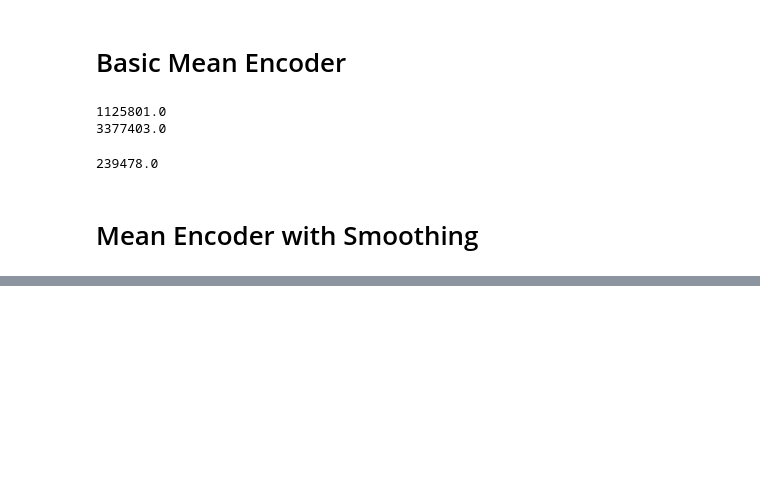
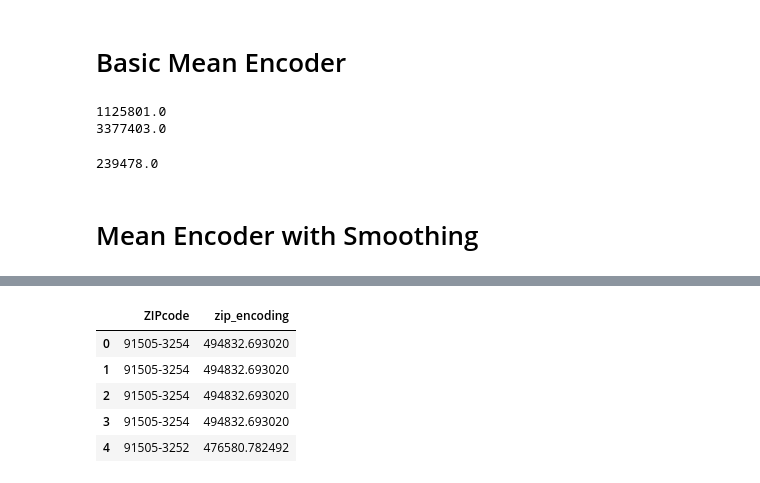
Before and after one commit to appraisers-bff/Data-Science, a Jupyter notebook: encoding_data.ipynb, the cells around one changed output, grey strips where cells are left out. Cells and saved outputs as stored; diff of their text form; code cells hidden in the pictures; blank space fills up the shorter version.

```diff
--- a/encoding_data.ipynb
+++ b/encoding_data.ipynb
@@ -70,10 +70,10 @@ zip_mean = df['TotalValue'].mean()
 alpha = 100
 
 # create a new column on your groupby dataframe with smoothing function
-zips['label_encoding'] = ((zips['mean']*zips['count'])+(zip_mean*alpha))/(zips['count']+alpha)
+zips['zip_encoding'] = ((zips['mean']*zips['count'])+(zip_mean*alpha))/(zips['count']+alpha)
 
 # turn that dataframe column into a dictionary
-zip_encoder = zips['label_encoding'].to_dict()
+zip_encoder = zips['zip_encoding'].to_dict()
 # %%
 zip_encoder['91505-3254']
 # %% [output]
@@ -80,0 +84,11 @@ zip_encoder['91505-3254']
+# %%
+df = df.merge(zips.reset_index()[['ZIPcode','zip_encoding']], on='ZIPcode')
+# %%
+df[['ZIPcode','zip_encoding']].head()
+# %% [output]
+|  | ZIPcode | zip_encoding |
+| 0 | 91505-3254 | 494832.693020 |
+| 1 | 91505-3254 | 494832.693020 |
+| 2 | 91505-3254 | 494832.693020 |
+| 3 | 91505-3254 | 494832.693020 |
+| 4 | 91505-3252 | 476580.782492 |
```
Also changed, not shown: parts of 2 cells of this notebook.
